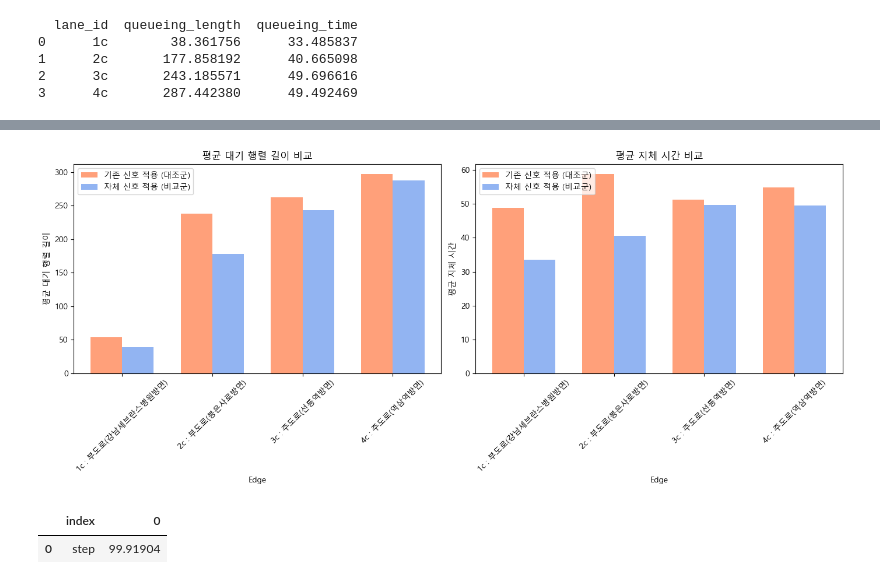
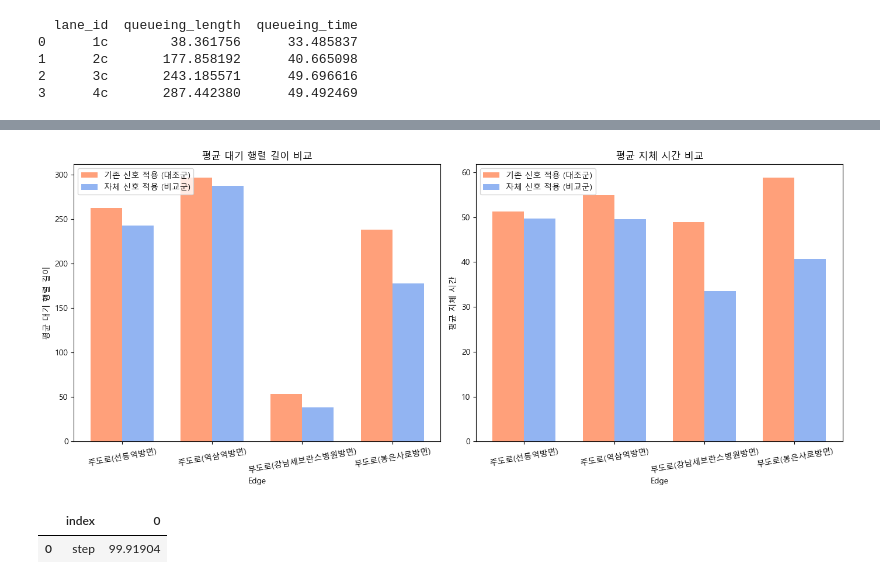
Before and after one commit to DGU-ISEmergency/Algorithms, a Jupyter notebook: main project/result.ipynb, the cells around one changed output, grey strips where cells are left out. Drawn from its saved outputs; the diff is of its cells as text; code cells hidden in the pictures.

```diff
--- a/main project/result.ipynb
+++ b/main project/result.ipynb
@@ -47,8 +47,7 @@ print(df2)
 3      4c       287.442380      49.492469
 # %%
 # df1과 df2의 lane_id 열의 [1c, 2c, 3c, 4c]를 각각 [부도로(강남세브란스병원방면), 부도로(봉은사로방면), 주도로(선릉역방면), 주도로(역삼역방면)] 으로 변경
-df1['lane_id'] = df1['lane_id'].replace({'1c':'1c : 부도로(강남세브란스병원방면)', '2c':'2c : 부도로(봉은사로방면)', '3c':'3c : 주도로(선릉역방면)', '4c':'4c : 주도로(역삼역방면)'})
-df2['lane_id'] = df2['lane_id'].replace({'1c':'1c : 부도로(강남세브란스병원방면)', '2c':'2c : 부도로(봉은사로방면)', '3c':'3c : 주도로(선릉역방면)', '4c':'4c : 주도로(역삼역방면)'})
+df1['lane_id'] = df1['lane_id'].replace({'1c':'부도로(강남세브란스병원방면)', '2c':'부도로(봉은사로방면)', '3c':'주도로(선릉역방면)', '4c':'주도로(역삼역방면)'})
+df2['lane_id'] = df2['lane_id'].replace({'1c':'부도로(강남세브란스병원방면)', '2c':'부도로(봉은사로방면)', '3c':'주도로(선릉역방면)', '4c':'주도로(역삼역방면)'})
 df1
-df2
 # %% [output]
@@ -64,0 +67,9 @@ df2
+# %%
+# df1과 df2의 0,1번 index를 가장 밑으로 보내기
+df1 = df1._append(df1.loc[[0,1]], ignore_index=True)
+df1 = df1.drop([0,1])
+df2 = df2._append(df2.loc[[0,1]], ignore_index=True)
+df2 = df2.drop([0,1])
+
+print(df1)
+print(df2)
@@ -71,36 +93,36 @@ fig, (ax1, ax2) = plt.subplots(1, 2, figsize=(14, 6))
 # Plotting queueing_length
 bar_width = 0.35  # the width of the bars
 index = df1['lane_id']
 
 r1 = range(len(index))
 r2 = [x + bar_width for x in r1]
 
 ax1.bar(r1, df1['queueing_length'], bar_width, label='기존 신호 적용 (대조군)', color='lightsalmon')
 ax1.bar(r2, df2['queueing_length'], bar_width, label='자체 신호 적용 (비교군)', alpha=0.7, color='cornflowerblue')
 
 ax1.set_xlabel('Edge')
 ax1.set_ylabel('평균 대기 행렬 길이')
 ax1.set_title('평균 대기 행렬 길이 비교')
 ax1.set_xticks([r + bar_width / 2 for r in range(len(index))])
-ax1.set_xticklabels(index, rotation=45)
+ax1.set_xticklabels(index, rotation=10)
 ax1.legend(loc='upper left')
 
 # Plotting queueing_time
 ax2.bar(r1, df1['queueing_time'], bar_width, label='기존 신호 적용 (대조군)', color='lightsalmon')
 ax2.bar(r2, df2['queueing_time'], bar_width, label='자체 신호 적용 (비교군)', alpha=0.7, color='cornflowerblue')
 
 ax2.set_xlabel('Edge')
 ax2.set_ylabel('평균 지체 시간')
 ax2.set_title('평균 지체 시간 비교')
 ax2.set_xticks([r + bar_width / 2 for r in range(len(index))])
-ax2.set_xticklabels(index, rotation=45)
+ax2.set_xticklabels(index, rotation=10)
 # legend 왼쪽으로 고정
 ax2.legend(loc='upper left')
 
 plt.tight_layout()
 plt.show()
 # %% [output]
-[figure, old version]
+[figure, new version]
 # %%
 # temp_step_1.csv 파일 불러오기
 df3 = pd.read_csv('temp_step_1.csv')
```
Also changed, not shown: parts of 3 cells of this notebook.
